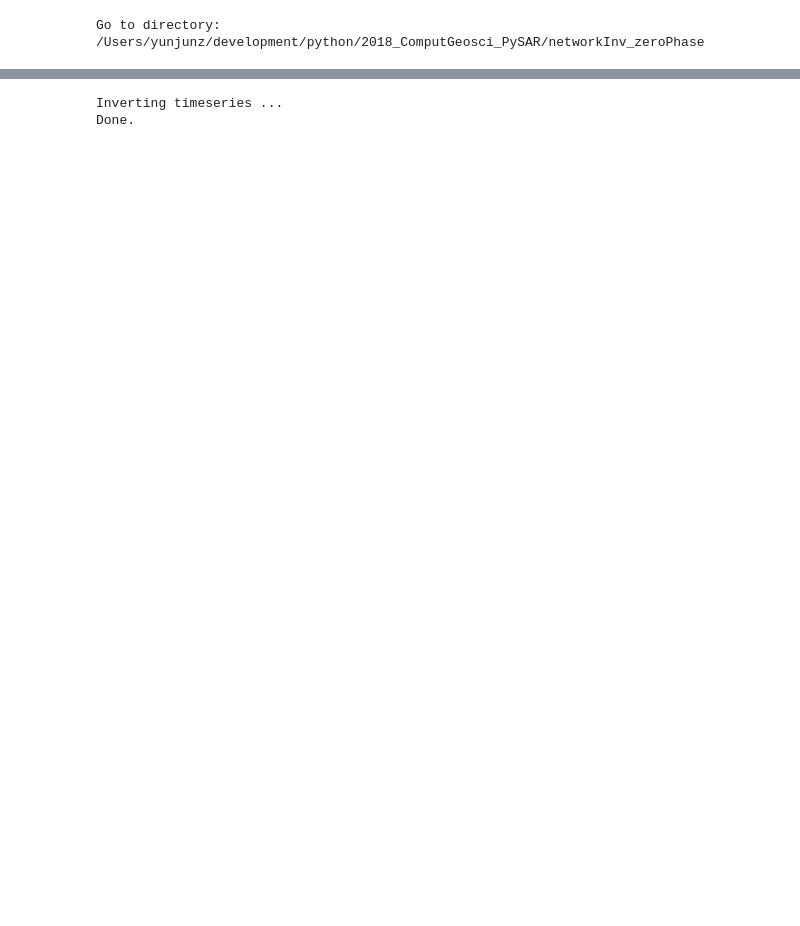
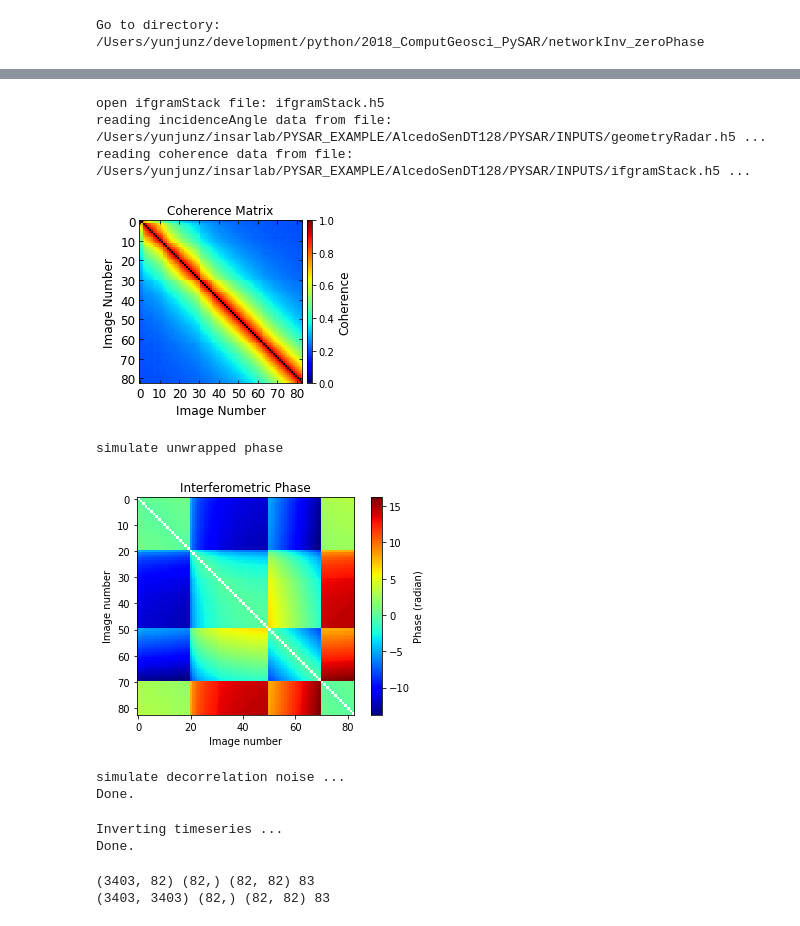
Before and after one commit to geodesymiami/Yunjun_et_al-2019-MintPy, a Jupyter notebook: networkInv_zeroPhase.ipynb, the cells around one changed output, grey strips where cells are left out. Saved outputs shown, nothing was run; the diff lists cells and outputs as text; code cells hidden in the pictures; blank space fills up the shorter version.

```diff
--- a/networkInv_zeroPhase.ipynb
+++ b/networkInv_zeroPhase.ipynb
@@ -144,3 +115,59 @@ Done.
+# %%
+# Read coherence/date12_list from reference file
+stack_obj = ifgramStack(os.path.join(ref_dir, 'INPUTS/ifgramStack.h5'))
+stack_obj.open()
+geom_obj = geometry(os.path.join(ref_dir, 'INPUTS/geometryRadar.h5'))
+inc_angle = np.nanmean(geom_obj.read(datasetName='incidenceAngle'))
+
+date12_list = stack_obj.date12List                # use pairs from data file
+date12_list = pnet.select_pairs_all(date_list)    # use all pairs for demonstration
+date12_list = ptime.yyyymmdd_date12(date12_list)
+
+box = (pts_yx[1], pts_yx[0], pts_yx[1]+1, pts_yx[0]+1)
+coh = stack_obj.read(datasetName='coherence', box=box)
+
+coh = pnet.simulate_coherence(date12_list,
+                              baseline_file='bl_list.txt',
+                              sensor_name=sensorName,
+                              inc_angle=inc_angle,
+                              decor_time=200.0,
+                              coh_resid=0.2)
+
+# Simulate coherence/date12_list
+if display:
+    fig, ax = plt.subplots(figsize=[4, 3])
+    ax = pp.plot_coherence_matrix(ax, date12_list, coh.flatten().tolist())
+    plt.show()
+
+print('simulate unwrapped phase')
+wvl = sensor.wavelength('Sen')
+range2phase = -4.0 * np.pi / wvl
+ifgram_sim = sim.timeseries2ifgram(ts_sim, date_list, date12_list, wvl=wvl, display=display)
+
+print('simulate decorrelation noise ...')
+L = int(stack_obj.metadata['ALOOKS']) * int(stack_obj.metadata['RLOOKS'])
+decor_noise_file = 'decor_noise.npy'
+if re_generate_noise or not os.path.isfile(decor_noise_file):
+    decor_sim = sim.simulate_decorrelation_noises(date12_list, coh, L=L, display=display)
+    np.save(decor_noise_file, decor_sim)
+else:
+    decor_sim = np.load(decor_noise_file)
+
+# ifgram with decor noise
+ifgram_comb = ifgram_sim + decor_sim
+min_coh = 0.4
+if min_coh != 0.:
+    ifgram_comb[coh<min_coh] = 0.
+print('Done.')
+# %% [output]
+open ifgramStack file: ifgramStack.h5
+reading incidenceAngle data from file: /Users/yunjunz/insarlab/PYSAR_EXAMPLE/AlcedoSenDT128/PYSAR/INPUTS/geometryRadar.h5 ...
+reading coherence data from file: /Users/yunjunz/insarlab/PYSAR_EXAMPLE/AlcedoSenDT128/PYSAR/INPUTS/ifgramStack.h5 ...
+[figure, added]
+simulate unwrapped phase
+[figure, added]
+simulate decorrelation noise ...
+Done.
 # %%
 ## Invert network of ifgrams into time-series
 print('Inverting timeseries ...')
@@ -160,0 +212,7 @@ Done.
+# %%
+print(u.shape, s.shape, vh.shape, A.shape[1]+1)
+u, s, vh = np.linalg.svd(A, full_matrices=True)
+print(u.shape, s.shape, vh.shape, A.shape[1]+1)
+# %% [output]
+(3403, 82) (82,) (82, 82) 83
+(3403, 3403) (82,) (82, 82) 83
```
Also changed, not shown: parts of 7 cells of this notebook, 2 other files.
